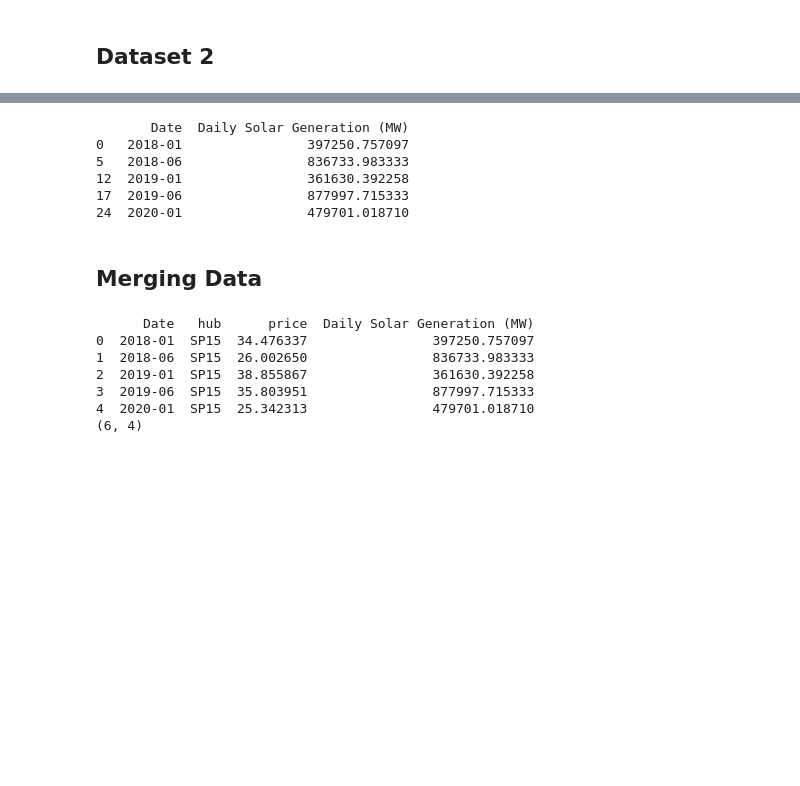
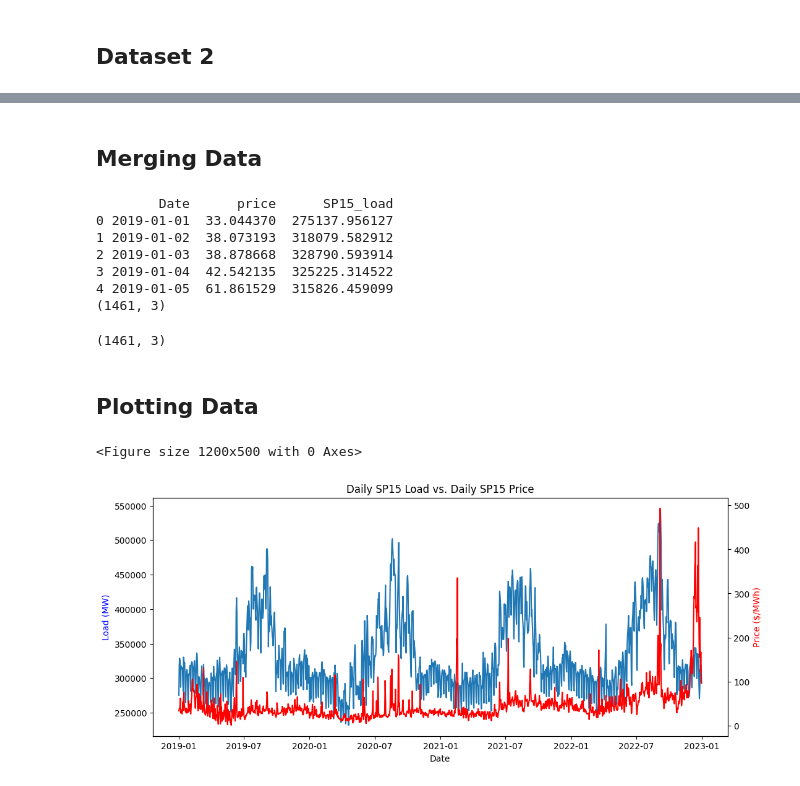
Before and after one commit to xplus16170/jiayi.github.io, a Jupyter notebook: Project2.ipynb, the cells around one changed output, grey strips where cells are left out. Cells and saved outputs as stored; diff of their text form; code cells hidden in the pictures; blank space fills up the shorter version.

```diff
--- a/Project2.ipynb
+++ b/Project2.ipynb
@@ -62,6 +60,6 @@ daily_price.head()
 # %% [markdown]
 ## Dataset 2
 # %%
-solgen = pd.read_csv("SolGen18_21.csv")
-print(solgen.head())
+load = pd.read_csv("Clean2HistoricLoad19-22.csv")
+print(load.head())
 # %% [output]
@@ -94,5 +79,14 @@ print(year1820['Trading Hub'].unique())
 # %%
-# Filter SP15 solar generation data
-sp15solar = year1820[year1820['Trading Hub'] == "SP15"]
-print(sp15solar.head())
+# Filter SP15 load data, where SP15 includes SCE and SDGE
+## SCE: Southern California Edison
+## SDGE: San Diego Gas & Electric
+
+load['SP15_load'] = load['SCE'] + load['SDGE']
+
+sp15_load = load[['Date', 'SP15_load']].copy()
+
+sp15_load['Date'] = pd.to_datetime(sp15_load['Date'],format="%Y-%m-%d")
+
+print(sp15_load.head())
+print(sp15_load['Date'].dtype)
 # %% [output]
@@ -105,29 +100,45 @@ print(sp15solar.head())
-# %%
-# Convert Daily data to monthly data
-d2 = sp15solar.resample('ME', on='Date')['Daily Solar Generation (MW)'].mean().reset_index()
-d2['Date'] = d2['Date'].dt.to_period('M')
-d2 = d2.dropna()
-
-print(d2.head())
-# %% [output]
-       Date  Daily Solar Generation (MW)
-0   2018-01                397250.757097
-5   2018-06                836733.983333
-12  2019-01                361630.392258
-17  2019-06                877997.715333
-24  2020-01                479701.018710
 # %% [markdown]
 ## Merging Data
 # %%
-merged = pd.merge(d1, d2, on='Date', how='inner')
+merged = pd.merge(daily_price, sp15_load, on='Date', how='inner')
 
 print(merged.head())
 print(merged.shape)
 # %% [output]
-      Date   hub      price  Daily Solar Generation (MW)
-0  2018-01  SP15  34.476337                397250.757097
-1  2018-06  SP15  26.002650                836733.983333
-2  2019-01  SP15  38.855867                361630.392258
-3  2019-06  SP15  35.803951                877997.715333
-4  2020-01  SP15  25.342313                479701.018710
-(6, 4)
+        Date      price      SP15_load
+0 2019-01-01  33.044370  275137.956127
+1 2019-01-02  38.073193  318079.582912
+2 2019-01-03  38.878668  328790.593914
+3 2019-01-04  42.542135  325225.314522
+4 2019-01-05  61.861529  315826.459099
+(1461, 3)
+# %%
+merged = merged.rename(columns={'price':'SP15_price', 'SP15_load':'SP15_load'})
+merged.isna().sum()
+merged = merged.dropna()
+print(merged.shape)
+# %% [output]
+(1461, 3)
+# %% [markdown]
+## Plotting Data
+# %%
+import matplotlib.pyplot as plt
+
+plt.figure(figsize=(12,5))
+
+# First axis: Load
+fig, ax1 = plt.subplots(figsize=(12,5))
+ax1.plot(merged['Date'], merged['SP15_load'], label='SP15 Load (MW)')
+ax1.set_xlabel('Date')
+ax1.set_ylabel('Load (MW)', color='blue')
+
+# Second axis: Price
+ax2 = ax1.twinx()
+ax2.plot(merged['Date'], merged['SP15_price'], color='red', label='SP15 Price ($/MWh)')
+ax2.set_ylabel('Price ($/MWh)', color='red')
+
+plt.title('Daily SP15 Load vs. Daily SP15 Price')
+plt.show()
+# %% [output]
+<Figure size 1200x500 with 0 Axes>
+[figure, added]
```
Also changed, not shown: parts of 9 cells of this notebook.
